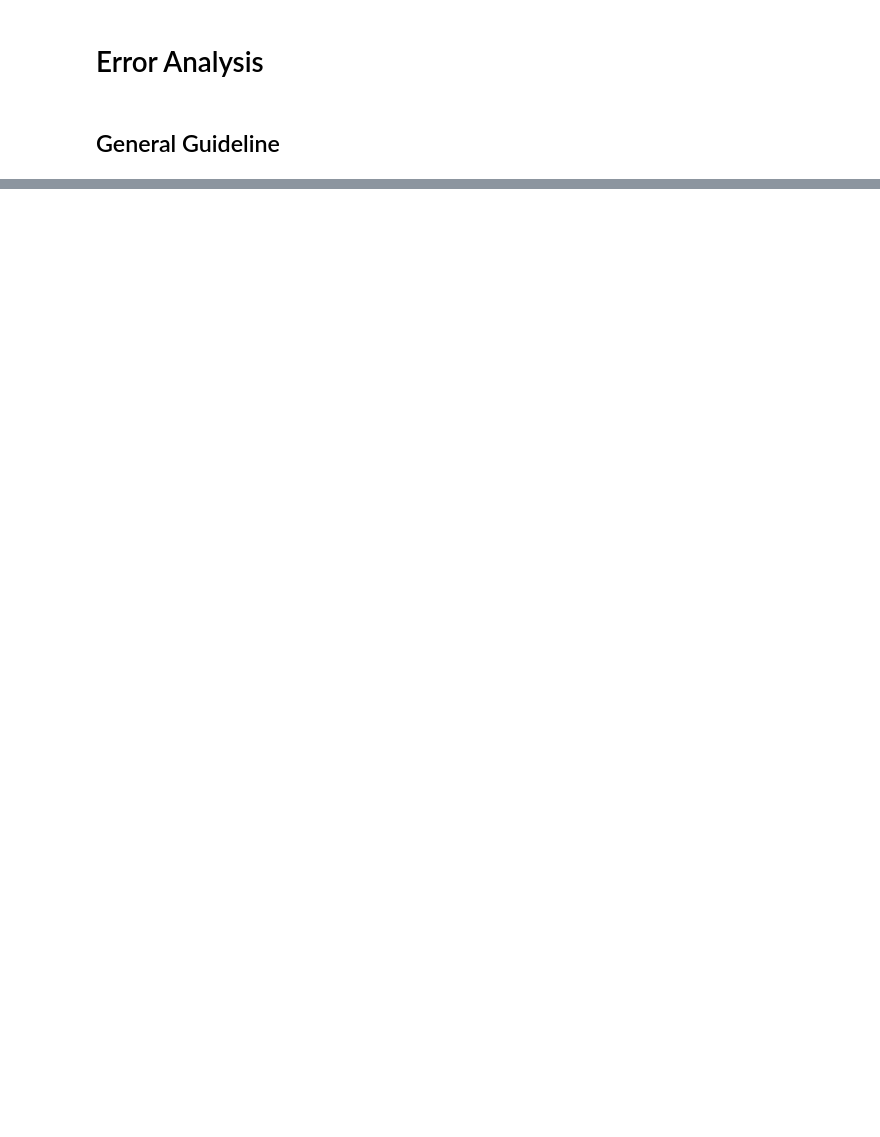
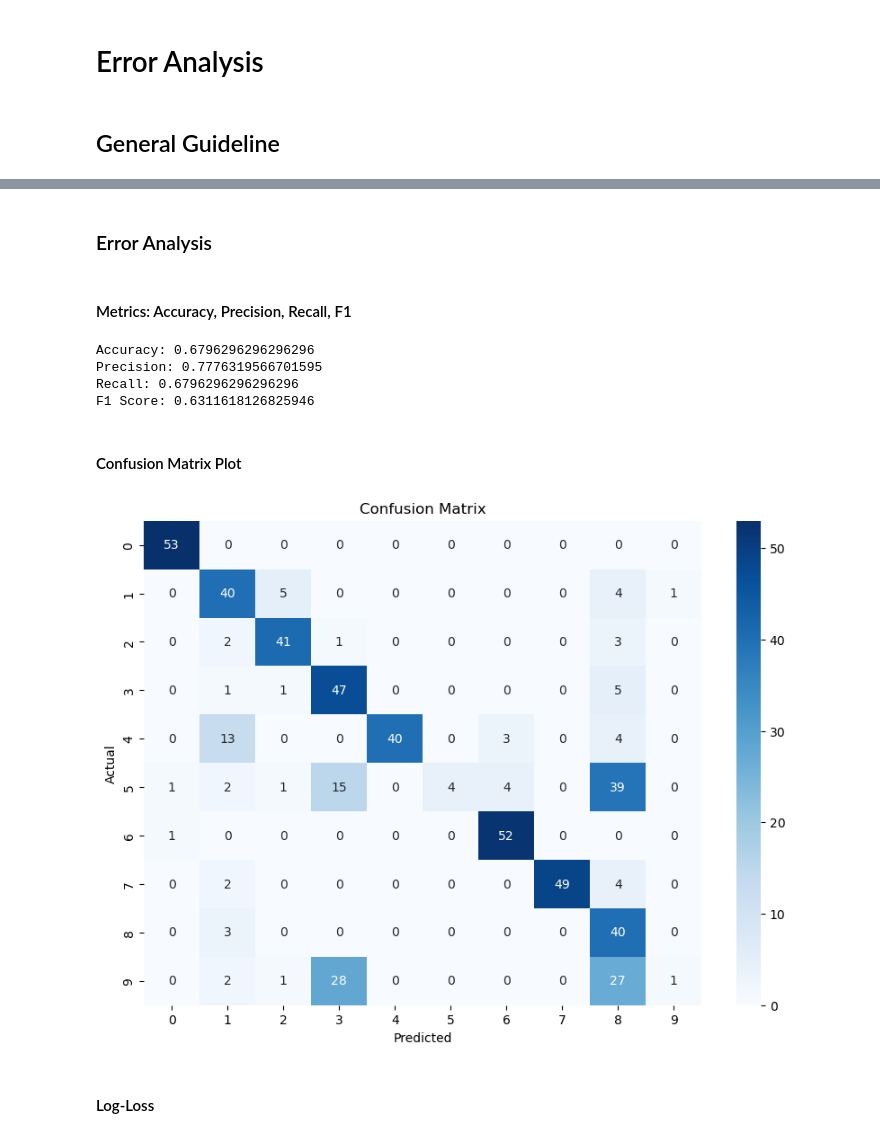
Before and after one commit to mxagar/tool_guides, a Jupyter notebook: fiftyone/notebooks/00_general.ipynb, the cells around one changed output, grey strips where cells are left out. Cells and saved outputs as stored; diff of their text form; code cells hidden in the pictures; blank space fills up the shorter version.

```diff
--- a/fiftyone/notebooks/00_general.ipynb
+++ b/fiftyone/notebooks/00_general.ipynb
@@ -29,0 +90,12 @@ FiftyOne provides a powerful UI that enables you to perform visual error analysi
+# %%
+# Train model
+from sklearn.linear_model import LogisticRegression
+from sklearn.preprocessing import StandardScaler
+
+scaler = StandardScaler()
+
+X_train_scaled = scaler.fit_transform(X_train)
+X_test_scaled = scaler.transform(X_test)
+
+clf = LogisticRegression(max_iter=1) # few iterations, on purpose, to get worse results
+clf.fit(X_train, y_train)
@@ -29,0 +111,50 @@ FiftyOne provides a powerful UI that enables you to perform visual error analysi
+# %%
+# Make the predictions
+y_pred = clf.predict(X_test)
+y_probs = clf.predict_proba(X_test)
+# %% [markdown]
+### Error Analysis
+# %% [markdown]
+#### Metrics: Accuracy, Precision, Recall, F1
+# %%
+from sklearn.metrics import accuracy_score, precision_score, recall_score, f1_score
+
+# Accuracy
+accuracy = accuracy_score(y_test, y_pred)
+print(f'Accuracy: {accuracy}')
+
+# Precision, Recall, and F1 Score
+precision = precision_score(y_test, y_pred, average='weighted')
+recall = recall_score(y_test, y_pred, average='weighted')
+f1 = f1_score(y_test, y_pred, average='weighted')
+
+print(f'Precision: {precision}')
+print(f'Recall: {recall}')
+print(f'F1 Score: {f1}')
+# %% [output]
+Accuracy: 0.6796296296296296
+Precision: 0.7776319566701595
+Recall: 0.6796296296296296
+F1 Score: 0.6311618126825946
+# %% [markdown]
+#### Confusion Matrix Plot
+# %%
+import seaborn as sns
+import matplotlib.pyplot as plt
+from sklearn.metrics import confusion_matrix
+import numpy as np
+
+# Compute confusion matrix
+conf_matrix = confusion_matrix(y_test, y_pred)
+
+# Plot using seaborn
+plt.figure(figsize=(10, 7))
+sns.heatmap(conf_matrix, annot=True, fmt='g', cmap='Blues', xticklabels=class_names, yticklabels=class_names)
+plt.xlabel('Predicted')
+plt.ylabel('Actual')
+plt.title('Confusion Matrix')
+plt.show()
+# %% [output]
+[figure, added]
+# %% [markdown]
+#### Log-Loss
```
Also changed, not shown: parts of 9 cells of this notebook, 1 other file.
